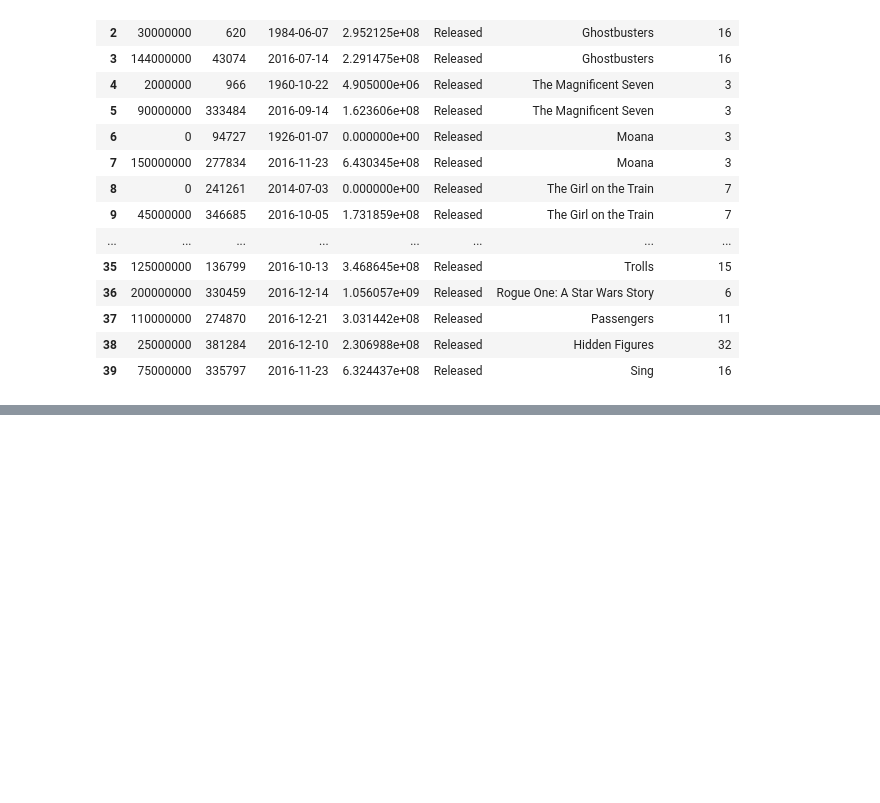
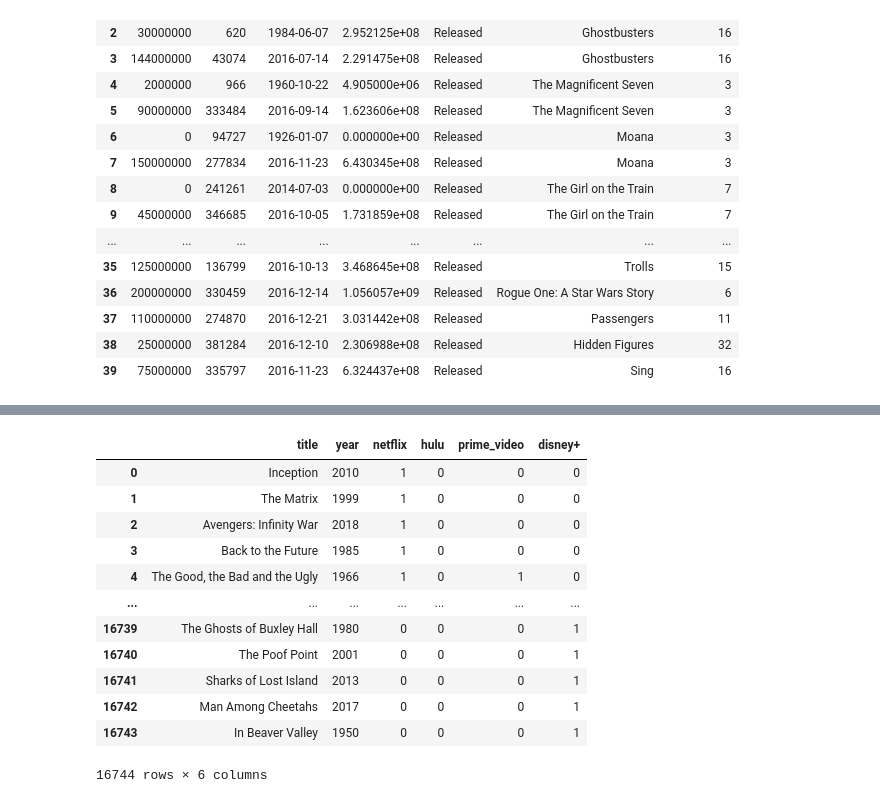
Before and after one commit to RubyRose7/ETL-Project, a Jupyter notebook: Resources/clean_movies.ipynb, the cells around one changed output, grey strips where cells are left out. Drawn from its saved outputs; the diff is of its cells as text; code cells hidden in the pictures; blank space fills up the shorter version.

Commit message:
Added streaming data

```diff
--- a/Resources/clean_movies.ipynb
+++ b/Resources/clean_movies.ipynb
@@ -3,6 +3,8 @@ import pandas as pd
 # %%
 # File to load
 movie= "movies_metadata.csv"
+file2 = "nextBechdel_castGender.csv"
+file3 = "MoviesOnStreamingPlatforms_updated.csv"
 # %%
 # Read csv file
 file2 = "nextBechdel_castGender.csv"
@@ -127,0 +123,3 @@ print(bechdel_test)
+# %%
+streaming = pd.read_csv(file3)
+streaming.head()
@@ -127,0 +133,24 @@ print(bechdel_test)
+# %%
+streaming = streaming.drop(columns=['Unnamed: 0', 'ID','Age', 'IMDb', 'Rotten Tomatoes','Type', 'Directors',
+       'Genres', 'Country', 'Language', 'Runtime'])
+streaming_clean = streaming.rename(columns = {'Title': 'title',
+                                              'Year': 'year',
+                                              'Netflix': 'netflix',
+                                              'Hulu':'hulu',
+                                              'Prime Video':'prime_video',
+                                             'Disney+': 'disney+'})
+streaming_clean
+# %% [output]
+|  | title | year | netflix | hulu | prime_video | disney+ |
+| 0 | Inception | 2010 | 1 | 0 | 0 | 0 |
+| 1 | The Matrix | 1999 | 1 | 0 | 0 | 0 |
+| 2 | Avengers: Infinity War | 2018 | 1 | 0 | 0 | 0 |
+| 3 | Back to the Future | 1985 | 1 | 0 | 0 | 0 |
+| 4 | The Good, the Bad and the Ugly | 1966 | 1 | 0 | 1 | 0 |
+| ... | ... | ... | ... | ... | ... | ... |
+| 16739 | The Ghosts of Buxley Hall | 1980 | 0 | 0 | 0 | 1 |
+| 16740 | The Poof Point | 2001 | 0 | 0 | 0 | 1 |
+| 16741 | Sharks of Lost Island | 2013 | 0 | 0 | 0 | 1 |
+| 16742 | Man Among Cheetahs | 2017 | 0 | 0 | 0 | 1 |
+| 16743 | In Beaver Valley | 1950 | 0 | 0 | 0 | 1 |
+16744 rows × 6 columns
```
Also changed, not shown: parts of 2 cells of this notebook.
